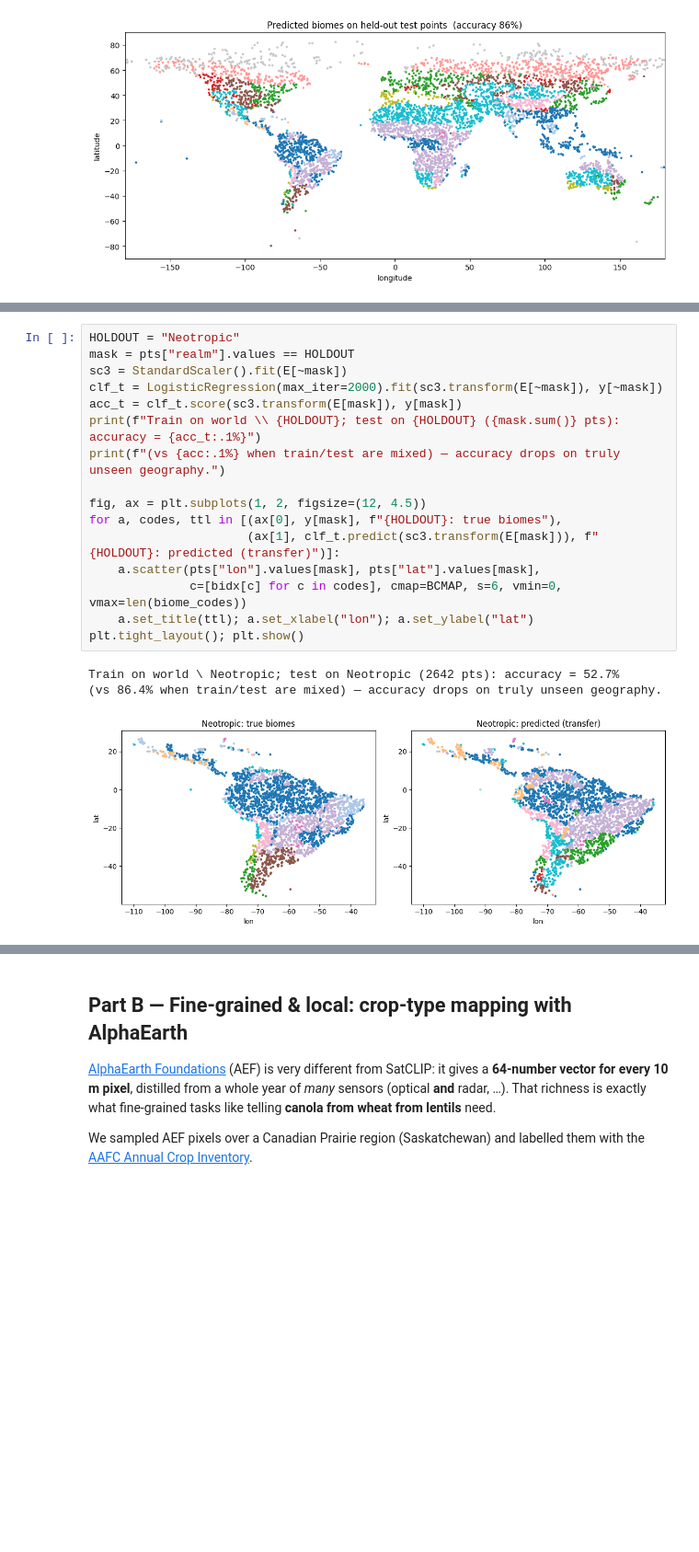
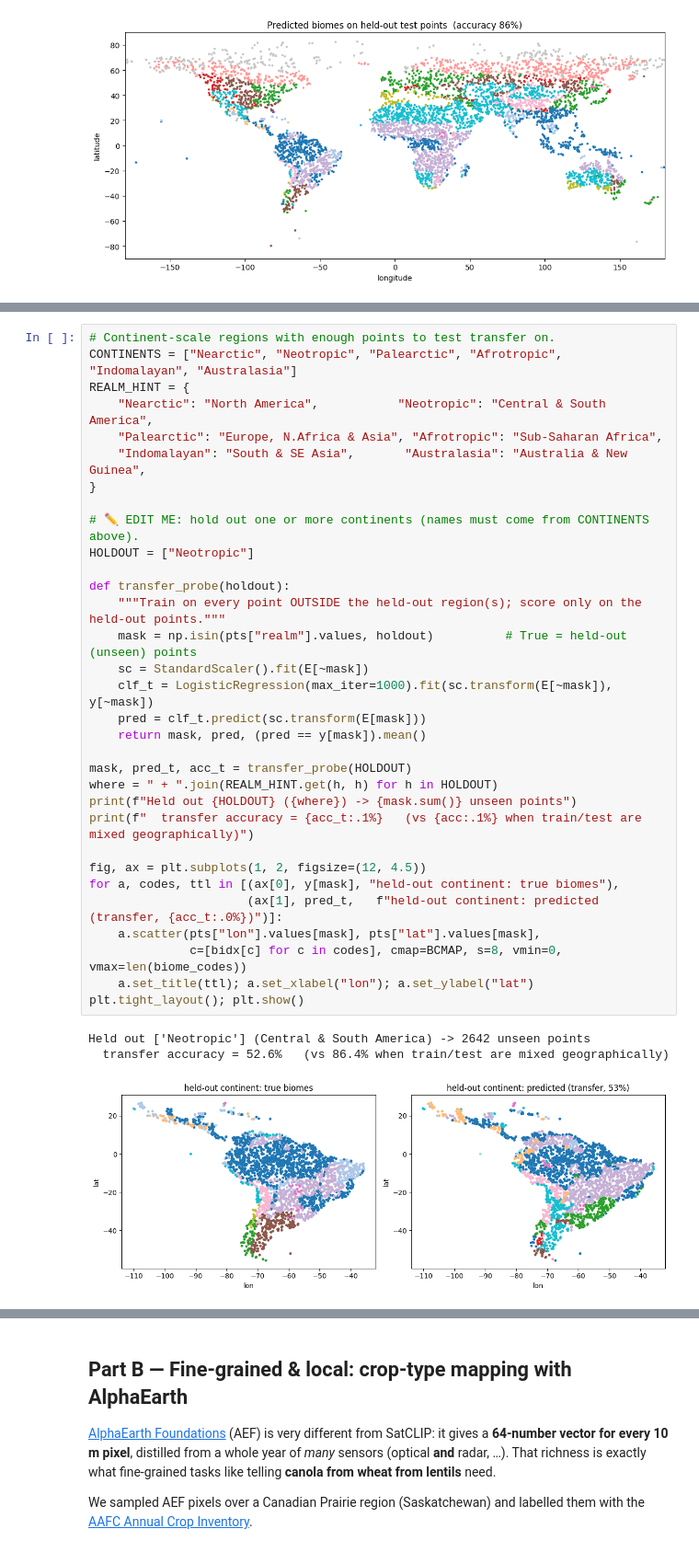
Before and after one commit to konstantinklemmer/isprs26-embeddings-tutorial, a Jupyter notebook: notebooks/demo1_using_earth_embeddings.ipynb, the cells around one changed output, grey strips where cells are left out. Shown at 92% size. Saved outputs shown, nothing was run; the diff lists cells and outputs as text; blank space fills up the shorter version.

```diff
--- a/notebooks/demo1_using_earth_embeddings.ipynb
+++ b/notebooks/demo1_using_earth_embeddings.ipynb
@@ -148,20 +161,36 @@ world, and test only on the held-out realm.
 # %%
-HOLDOUT = "Neotropic"
-mask = pts["realm"].values == HOLDOUT
-sc3 = StandardScaler().fit(E[~mask])
-clf_t = LogisticRegression(max_iter=2000).fit(sc3.transform(E[~mask]), y[~mask])
-acc_t = clf_t.score(sc3.transform(E[mask]), y[mask])
-print(f"Train on world \\ {HOLDOUT}; test on {HOLDOUT} ({mask.sum()} pts): accuracy = {acc_t:.1%}")
-print(f"(vs {acc:.1%} when train/test are mixed) — accuracy drops on truly unseen geography.")
+# Continent-scale regions with enough points to test transfer on.
+CONTINENTS = ["Nearctic", "Neotropic", "Palearctic", "Afrotropic", "Indomalayan", "Australasia"]
+REALM_HINT = {
+    "Nearctic": "North America",           "Neotropic": "Central & South America",
+    "Palearctic": "Europe, N.Africa & Asia", "Afrotropic": "Sub-Saharan Africa",
+    "Indomalayan": "South & SE Asia",       "Australasia": "Australia & New Guinea",
+}
+
+# ✏️ EDIT ME: hold out one or more continents (names must come from CONTINENTS above).
+HOLDOUT = ["Neotropic"]
+
+def transfer_probe(holdout):
+    """Train on every point OUTSIDE the held-out region(s); score only on the held-out points."""
+    mask = np.isin(pts["realm"].values, holdout)          # True = held-out (unseen) points
+    sc = StandardScaler().fit(E[~mask])
+    clf_t = LogisticRegression(max_iter=1000).fit(sc.transform(E[~mask]), y[~mask])
+    pred = clf_t.predict(sc.transform(E[mask]))
+    return mask, pred, (pred == y[mask]).mean()
+
+mask, pred_t, acc_t = transfer_probe(HOLDOUT)
+where = " + ".join(REALM_HINT.get(h, h) for h in HOLDOUT)
+print(f"Held out {HOLDOUT} ({where}) -> {mask.sum()} unseen points")
+print(f"  transfer accuracy = {acc_t:.1%}   (vs {acc:.1%} when train/test are mixed geographically)")
 
 fig, ax = plt.subplots(1, 2, figsize=(12, 4.5))
-for a, codes, ttl in [(ax[0], y[mask], f"{HOLDOUT}: true biomes"),
-                      (ax[1], clf_t.predict(sc3.transform(E[mask])), f"{HOLDOUT}: predicted (transfer)")]:
+for a, codes, ttl in [(ax[0], y[mask], "held-out continent: true biomes"),
+                      (ax[1], pred_t,   f"held-out continent: predicted (transfer, {acc_t:.0%})")]:
     a.scatter(pts["lon"].values[mask], pts["lat"].values[mask],
-              c=[bidx[c] for c in codes], cmap=BCMAP, s=6, vmin=0, vmax=len(biome_codes))
+              c=[bidx[c] for c in codes], cmap=BCMAP, s=8, vmin=0, vmax=len(biome_codes))
     a.set_title(ttl); a.set_xlabel("lon"); a.set_ylabel("lat")
 plt.tight_layout(); plt.show()
 # %% [output]
-Train on world \ Neotropic; test on Neotropic (2642 pts): accuracy = 52.7%
-(vs 86.4% when train/test are mixed) — accuracy drops on truly unseen geography.
+Held out ['Neotropic'] (Central & South America) -> 2642 unseen points
+  transfer accuracy = 52.6%   (vs 86.4% when train/test are mixed geographically)
-[figure, old version]
+[figure, new version]
```
Also changed, not shown: parts of 7 cells of this notebook, 3 other files.
